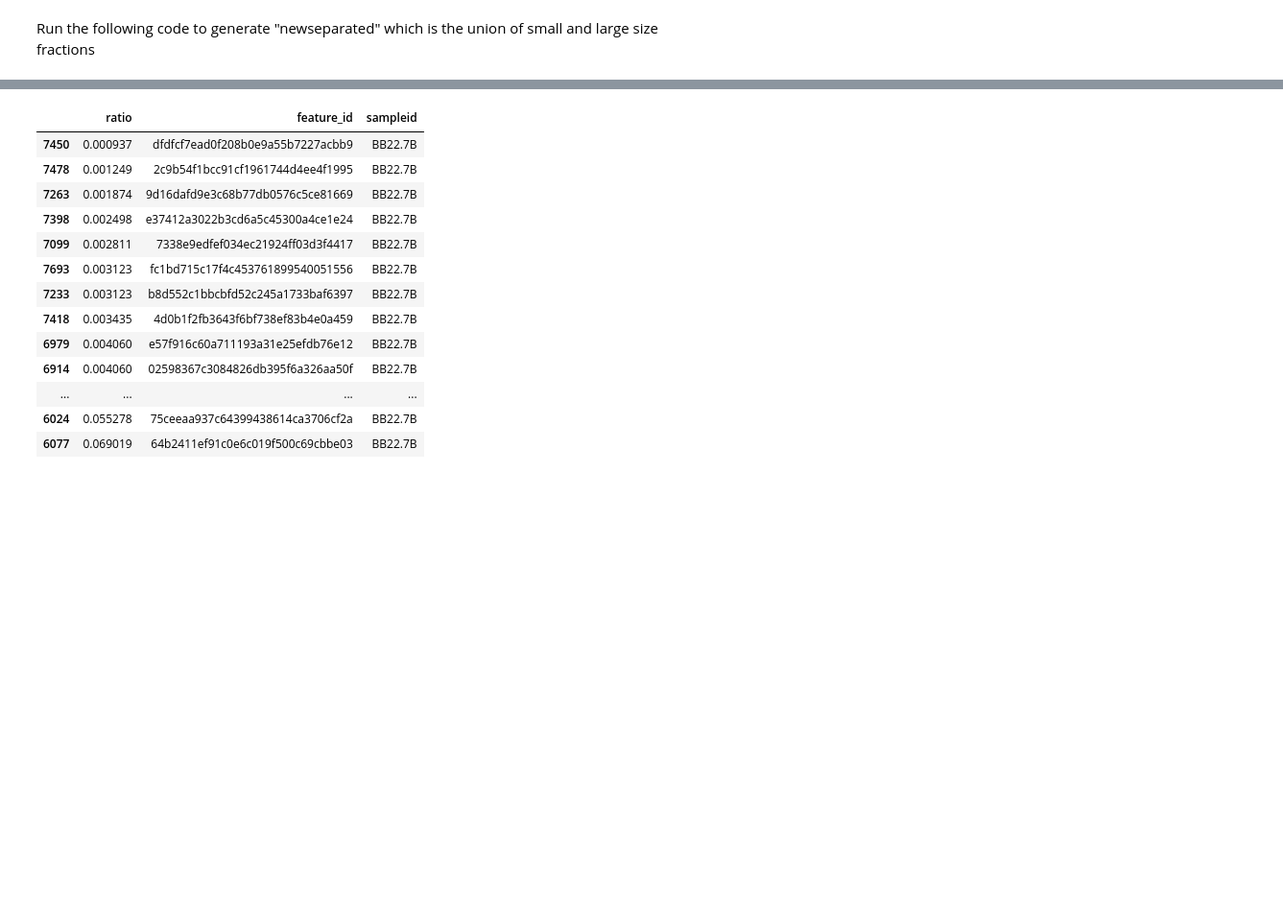
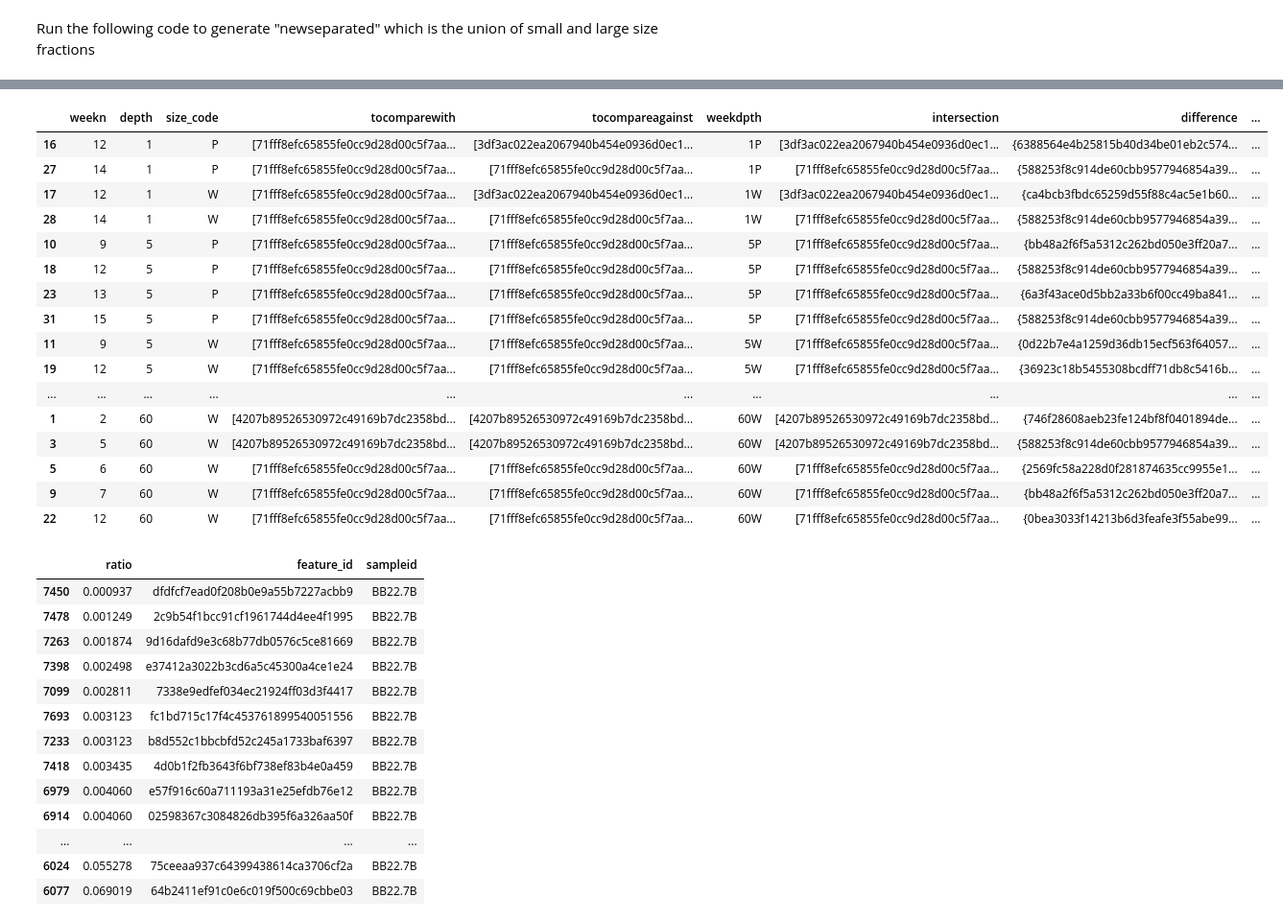
Before and after one commit to dianahaider/size_fractions, a Jupyter notebook: bb2022_pooled_samples_addition.ipynb, the cells around one changed output, grey strips where cells are left out. Shown at 96% size. Saved outputs shown, nothing was run; the diff lists cells and outputs as text; code cells hidden in the pictures; blank space fills up the shorter version.

```diff
--- a/bb2022_pooled_samples_addition.ipynb
+++ b/bb2022_pooled_samples_addition.ipynb
@@ -259,3 +264,23 @@ plt.show()
+# %%
+df5
+# %% [output]
+|  | weekn | depth | size_code | tocomparewith | tocompareagainst | weekdpth | intersection | difference | ... |
+| 16 | 12 | 1 | P | [71fff8efc65855fe0cc9d28d00c5f7aa... | [3df3ac022ea2067940b454e0936d0ec1... | 1P | [3df3ac022ea2067940b454e0936d0ec1... | {6388564e4b25815b40d34be01eb2c574... | ... |
+| 27 | 14 | 1 | P | [71fff8efc65855fe0cc9d28d00c5f7aa... | [71fff8efc65855fe0cc9d28d00c5f7aa... | 1P | [71fff8efc65855fe0cc9d28d00c5f7aa... | {588253f8c914de60cbb9577946854a39... | ... |
+| 17 | 12 | 1 | W | [71fff8efc65855fe0cc9d28d00c5f7aa... | [3df3ac022ea2067940b454e0936d0ec1... | 1W | [3df3ac022ea2067940b454e0936d0ec1... | {ca4bcb3fbdc65259d55f88c4ac5e1b60... | ... |
+| 28 | 14 | 1 | W | [71fff8efc65855fe0cc9d28d00c5f7aa... | [71fff8efc65855fe0cc9d28d00c5f7aa... | 1W | [71fff8efc65855fe0cc9d28d00c5f7aa... | {588253f8c914de60cbb9577946854a39... | ... |
+| 10 | 9 | 5 | P | [71fff8efc65855fe0cc9d28d00c5f7aa... | [71fff8efc65855fe0cc9d28d00c5f7aa... | 5P | [71fff8efc65855fe0cc9d28d00c5f7aa... | {bb48a2f6f5a5312c262bd050e3ff20a7... | ... |
+| 18 | 12 | 5 | P | [71fff8efc65855fe0cc9d28d00c5f7aa... | [71fff8efc65855fe0cc9d28d00c5f7aa... | 5P | [71fff8efc65855fe0cc9d28d00c5f7aa... | {588253f8c914de60cbb9577946854a39... | ... |
+| 23 | 13 | 5 | P | [71fff8efc65855fe0cc9d28d00c5f7aa... | [71fff8efc65855fe0cc9d28d00c5f7aa... | 5P | [71fff8efc65855fe0cc9d28d00c5f7aa... | {6a3f43ace0d5bb2a33b6f00cc49ba841... | ... |
+| 31 | 15 | 5 | P | [71fff8efc65855fe0cc9d28d00c5f7aa... | [71fff8efc65855fe0cc9d28d00c5f7aa... | 5P | [71fff8efc65855fe0cc9d28d00c5f7aa... | {588253f8c914de60cbb9577946854a39... | ... |
+| 11 | 9 | 5 | W | [71fff8efc65855fe0cc9d28d00c5f7aa... | [71fff8efc65855fe0cc9d28d00c5f7aa... | 5W | [71fff8efc65855fe0cc9d28d00c5f7aa... | {0d22b7e4a1259d36db15ecf563f64057... | ... |
+| 19 | 12 | 5 | W | [71fff8efc65855fe0cc9d28d00c5f7aa... | [71fff8efc65855fe0cc9d28d00c5f7aa... | 5W | [71fff8efc65855fe0cc9d28d00c5f7aa... | {36923c18b5455308bcdff71db8c5416b... | ... |
+| ... | ... | ... | ... | ... | ... | ... | ... | ... | ... |
+| 1 | 2 | 60 | W | [4207b89526530972c49169b7dc2358bd... | [4207b89526530972c49169b7dc2358bd... | 60W | [4207b89526530972c49169b7dc2358bd... | {746f28608aeb23fe124bf8f0401894de... | ... |
+| 3 | 5 | 60 | W | [4207b89526530972c49169b7dc2358bd... | [4207b89526530972c49169b7dc2358bd... | 60W | [4207b89526530972c49169b7dc2358bd... | {588253f8c914de60cbb9577946854a39... | ... |
+| 5 | 6 | 60 | W | [71fff8efc65855fe0cc9d28d00c5f7aa... | [71fff8efc65855fe0cc9d28d00c5f7aa... | 60W | [71fff8efc65855fe0cc9d28d00c5f7aa... | {2569fc58a228d0f281874635cc9955e1... | ... |
+| 9 | 7 | 60 | W | [71fff8efc65855fe0cc9d28d00c5f7aa... | [71fff8efc65855fe0cc9d28d00c5f7aa... | 60W | [71fff8efc65855fe0cc9d28d00c5f7aa... | {bb48a2f6f5a5312c262bd050e3ff20a7... | ... |
+| 22 | 12 | 60 | W | [71fff8efc65855fe0cc9d28d00c5f7aa... | [71fff8efc65855fe0cc9d28d00c5f7aa... | 60W | [71fff8efc65855fe0cc9d28d00c5f7aa... | {0bea3033f14213b6d3feafe3f55abe99... | ... |
 # %%
 copy = newseparated2[['ratio', 'feature_id','sampleid']].copy()
 # %%
```
Also changed, not shown: parts of 9 cells of this notebook, 3 other files.
